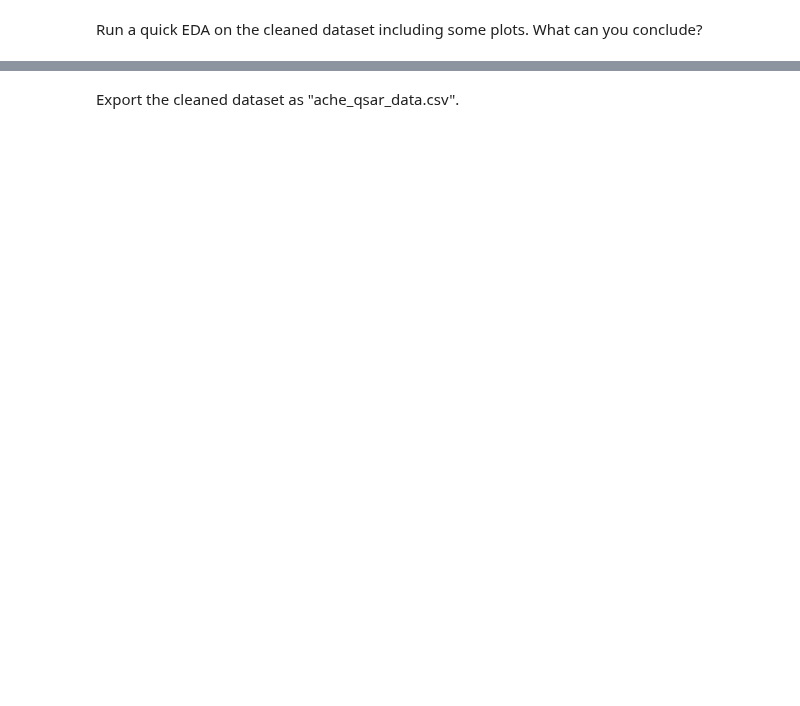
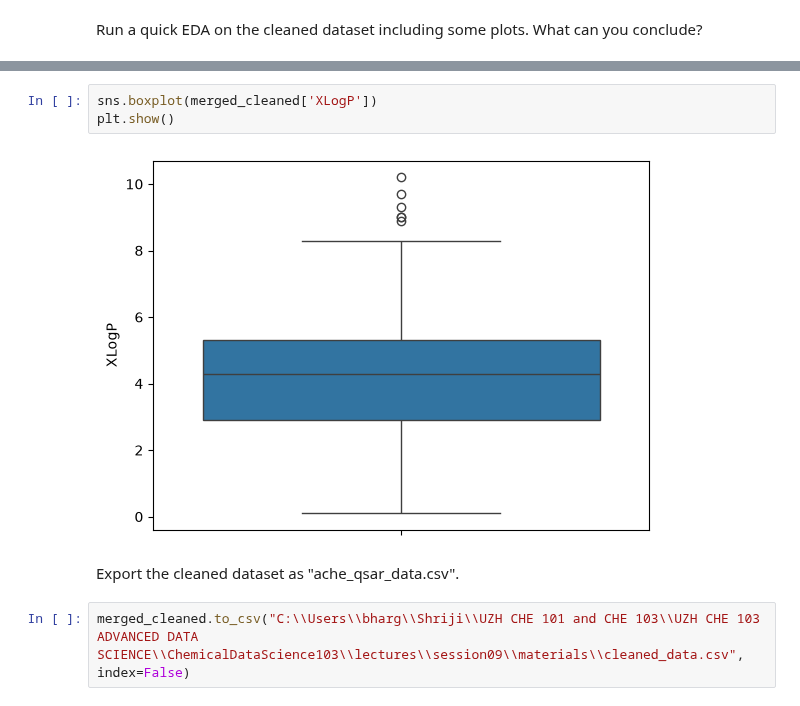
Before and after one commit to shiziyao/ChemicalDataScience103, a Jupyter notebook: lectures/session09/materials/generate-dataset.ipynb, the cells around one changed output, grey strips where cells are left out. Cells and saved outputs as stored; diff of their text form; blank space fills up the shorter version.

```diff
--- a/lectures/session09/materials/generate-dataset.ipynb
+++ b/lectures/session09/materials/generate-dataset.ipynb
@@ -37,2 +278,9 @@ Run a quick EDA on the cleaned dataset including some plots. What can you conclu
+# %%
+sns.boxplot(merged_cleaned['XLogP'])
+plt.show()
+# %% [output]
+[figure, added]
 # %% [markdown]
 Export the cleaned dataset as "ache_qsar_data.csv".
+# %%
+merged_cleaned.to_csv("C:\\Users\\bharg\\Shriji\\UZH CHE 101 and CHE 103\\UZH CHE 103 ADVANCED DATA SCIENCE\\ChemicalDataScience103\\lectures\\session09\\materials\\cleaned_data.csv", index=False)
```
Also changed, not shown: parts of 25 cells of this notebook, 3 other files.
